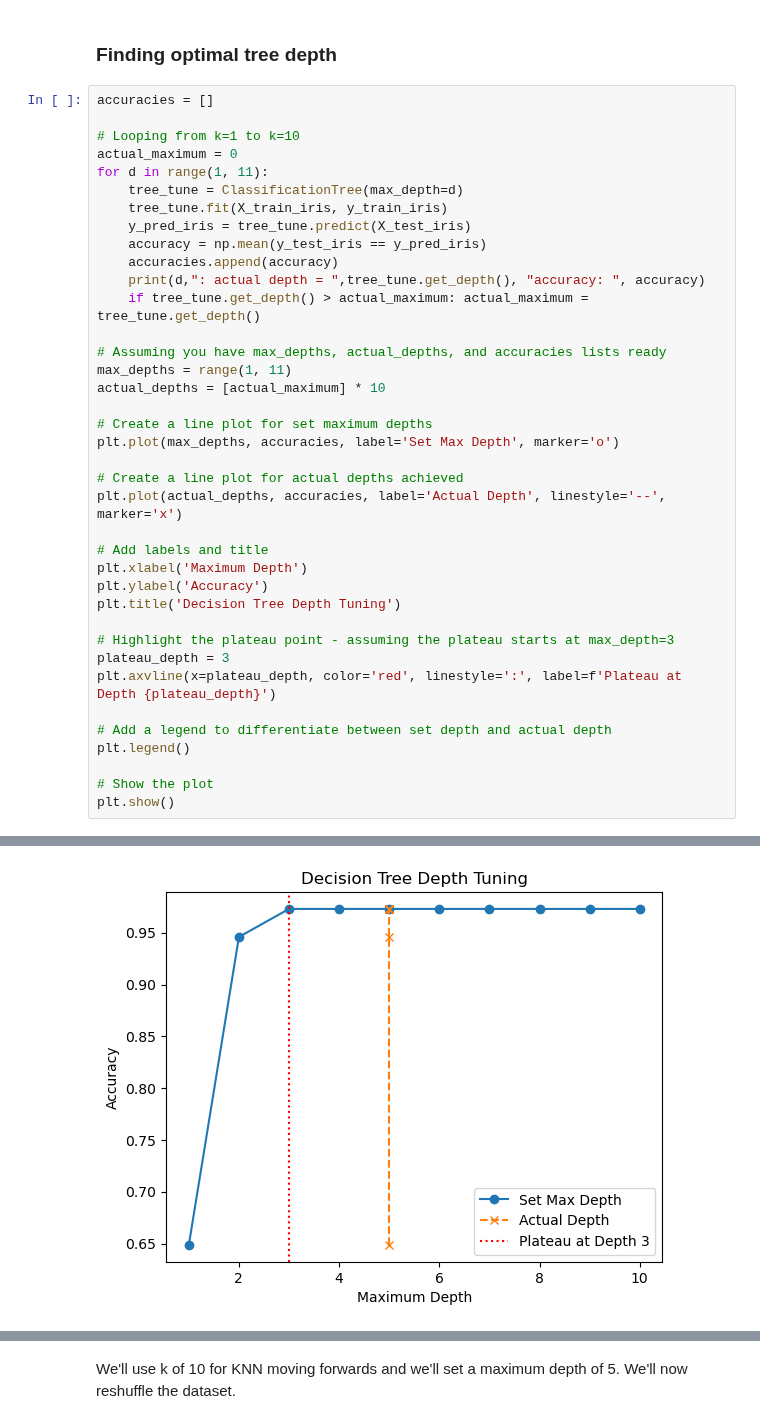
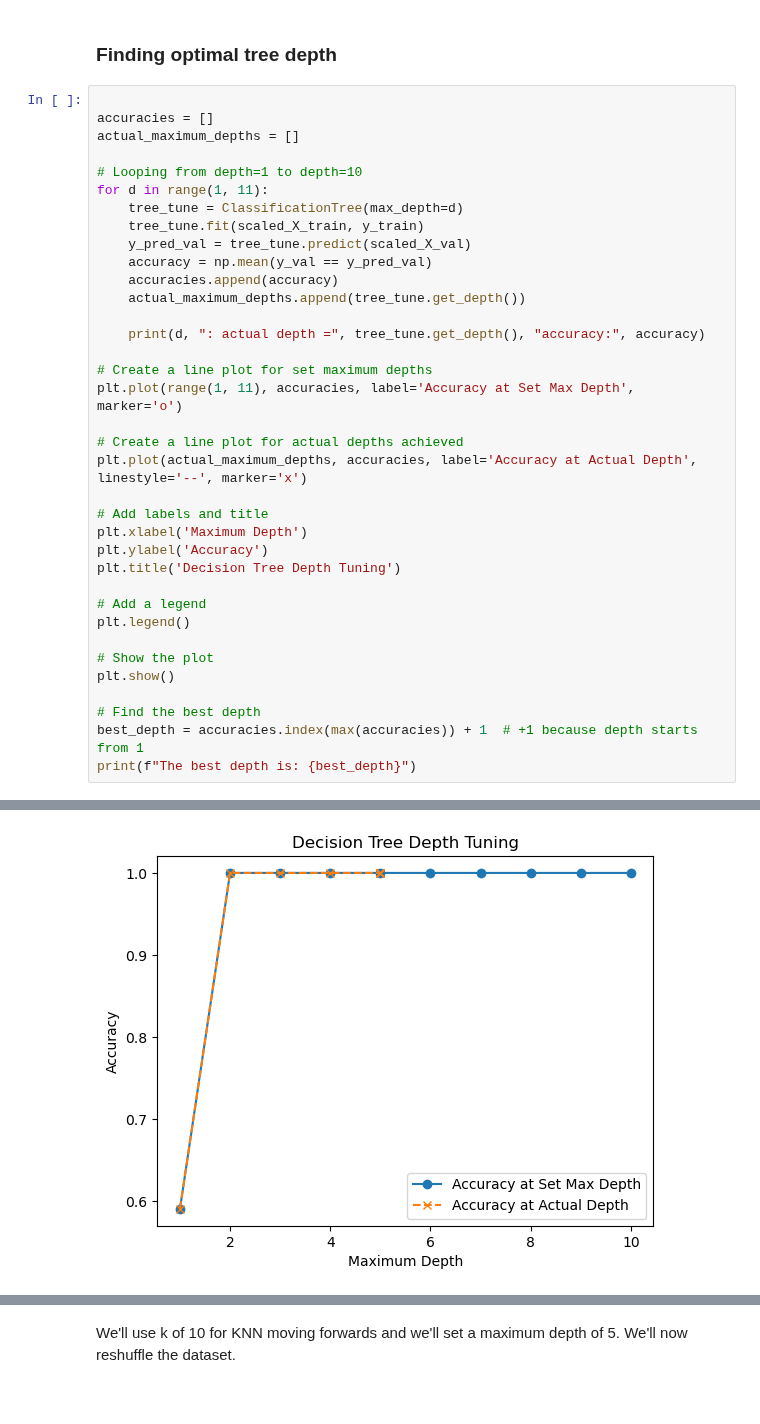
Before and after one commit to nkurien/FYP-MLEvaluator, a Jupyter notebook: poc/notebooks/06_comparison_of_knn_and_gini_trees_on_continuous_complete_data.ipynb, the cells around one changed output, grey strips where cells are left out. Saved outputs shown, nothing was run; the diff lists cells and outputs as text.

```diff
--- a/poc/notebooks/06_comparison_of_knn_and_gini_trees_on_continuous_complete_data.ipynb
+++ b/poc/notebooks/06_comparison_of_knn_and_gini_trees_on_continuous_complete_data.ipynb
@@ -70,41 +72,39 @@ The best value of k is: 10
 # %% [markdown]
 ### Finding optimal tree depth
 # %%
+
 accuracies = []
+actual_maximum_depths = []
 
-# Looping from k=1 to k=10
-actual_maximum = 0
+# Looping from depth=1 to depth=10
 for d in range(1, 11):
     tree_tune = ClassificationTree(max_depth=d)
-    tree_tune.fit(X_train_iris, y_train_iris)
-    y_pred_iris = tree_tune.predict(X_test_iris)
-    accuracy = np.mean(y_test_iris == y_pred_iris)
+    tree_tune.fit(scaled_X_train, y_train)
+    y_pred_val = tree_tune.predict(scaled_X_val)
+    accuracy = np.mean(y_val == y_pred_val)
     accuracies.append(accuracy)
-    print(d,": actual depth = ",tree_tune.get_depth(), "accuracy: ", accuracy)
-    if tree_tune.get_depth() > actual_maximum: actual_maximum = tree_tune.get_depth()
+    actual_maximum_depths.append(tree_tune.get_depth())
 
-# Assuming you have max_depths, actual_depths, and accuracies lists ready
-max_depths = range(1, 11)
-actual_depths = [actual_maximum] * 10
+    print(d, ": actual depth =", tree_tune.get_depth(), "accuracy:", accuracy)
 
 # Create a line plot for set maximum depths
-plt.plot(max_depths, accuracies, label='Set Max Depth', marker='o')
+plt.plot(range(1, 11), accuracies, label='Accuracy at Set Max Depth', marker='o')
 
 # Create a line plot for actual depths achieved
-plt.plot(actual_depths, accuracies, label='Actual Depth', linestyle='--', marker='x')
+plt.plot(actual_maximum_depths, accuracies, label='Accuracy at Actual Depth', linestyle='--', marker='x')
 
 # Add labels and title
 plt.xlabel('Maximum Depth')
 plt.ylabel('Accuracy')
 plt.title('Decision Tree Depth Tuning')
 
-# Highlight the plateau point - assuming the plateau starts at max_depth=3
-plateau_depth = 3
-plt.axvline(x=plateau_depth, color='red', linestyle=':', label=f'Plateau at Depth {plateau_depth}')
-
-# Add a legend to differentiate between set depth and actual depth
+# Add a legend
 plt.legend()
 
 # Show the plot
 plt.show()
+
+# Find the best depth
+best_depth = accuracies.index(max(accuracies)) + 1  # +1 because depth starts from 1
+print(f"The best depth is: {best_depth}")
 # %% [output]
@@ -121 +121 @@ plt.show()
-[figure, old version]
+[figure, new version]
```
Also changed, not shown: parts of 13 cells of this notebook, 2 other files.
